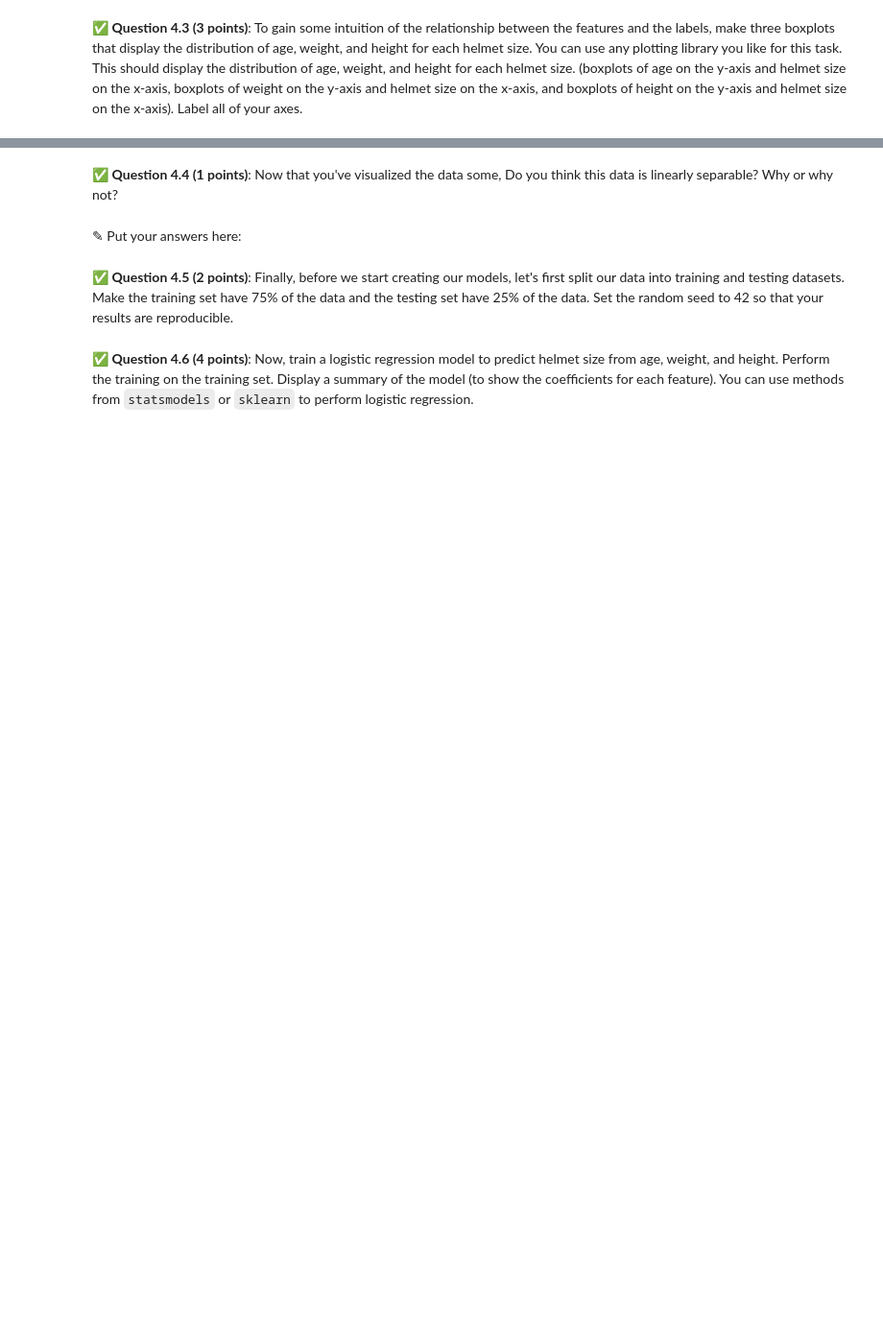
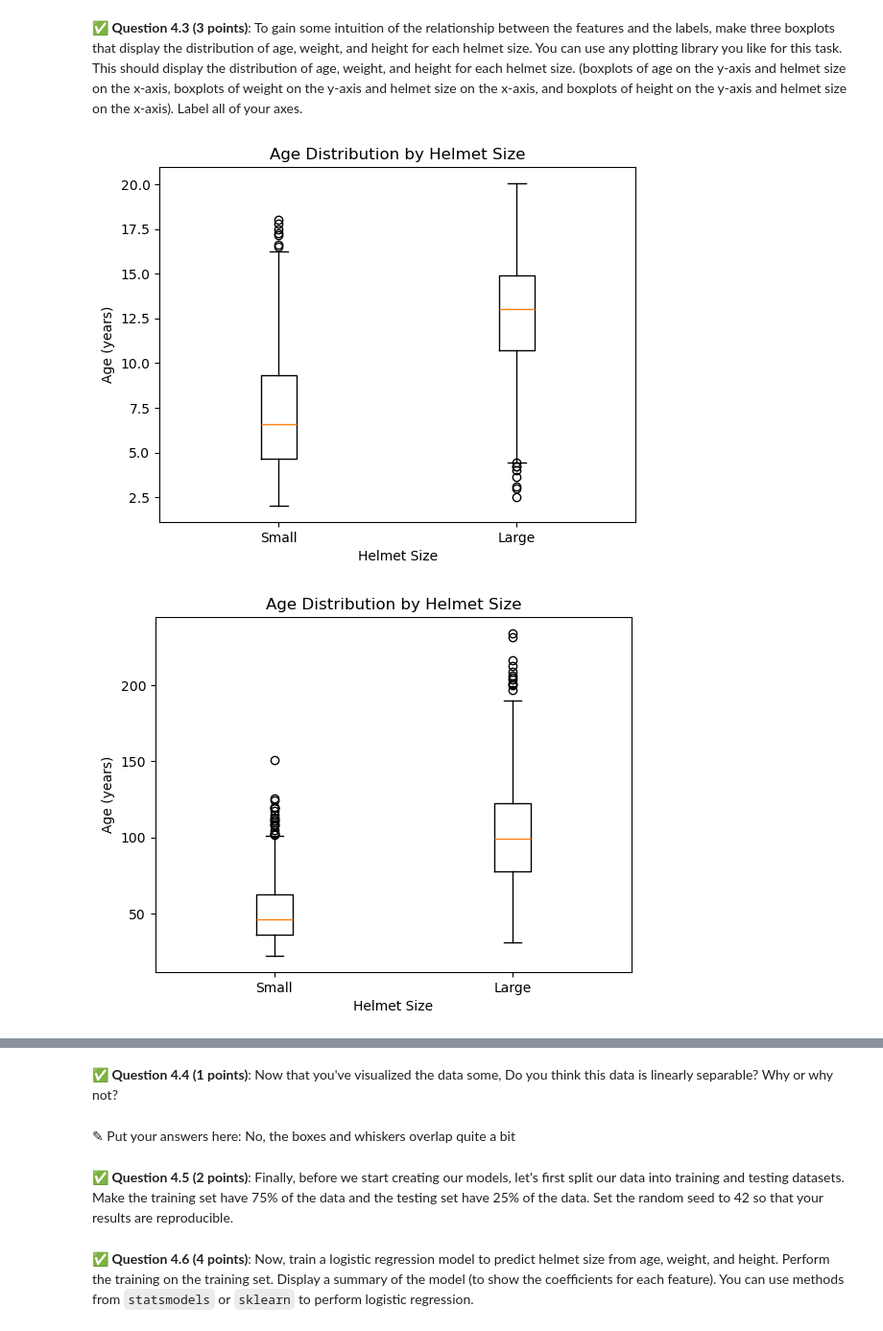
Before and after one commit to ilanberen/CMSE202-s26-turnin, a Jupyter notebook: hw-04/HW-04_RegressionClassification-STUDENT.ipynb, the cells around one changed output, grey strips where cells are left out. Shown at 96% size. Saved outputs shown, nothing was run; the diff lists cells and outputs as text; code cells hidden in the pictures; blank space fills up the shorter version.

```diff
--- a/hw-04/HW-04_RegressionClassification-STUDENT.ipynb
+++ b/hw-04/HW-04_RegressionClassification-STUDENT.ipynb
@@ -240,0 +239,5 @@ We will use classification techniques to determine which children should get the
+# %%
+# Put your code here
+import numpy as np
+anthro['helmet_size'] = np.where(anthro['head_circum_in'] >= 20.5, 'Large', 'Small')
+anthro[['head_circum_in', 'helmet_size']].head(10)
@@ -250,0 +281,22 @@ We want to prepare our data for the following classification models, with the un
+# %%
+# Put your code here
+small = anthro[anthro['helmet_size'] == 'Small']
+large = anthro[anthro['helmet_size'] == 'Large']
+plt.boxplot([small['age'], large['age']], labels=['Small', 'Large'])
+plt.xlabel('Helmet Size')
+plt.ylabel('Age (years)')
+plt.title('Age Distribution by Helmet Size')
+plt.show()
+plt.boxplot([small['weight_lb'], large['weight_lb']], labels=['Small', 'Large'])
+plt.xlabel('Helmet Size')
+plt.ylabel('Age (years)')
+plt.title('Age Distribution by Helmet Size')
+plt.show()
+plt.boxplot([small['height_ft'], large['height_ft']], labels=['Small', 'Large'])
+plt.xlabel('Helmet Size')
+plt.ylabel('Age (years)')
+plt.title('Age Distribution by Helmet Size')
+plt.show()
+# %% [output]
+[figure, added]
+[figure, added]
@@ -251,6 +304,6 @@ We want to prepare our data for the following classification models, with the un
 # %% [markdown]
 &#9989;  **Question 4.4 (1 points)**: Now that you've visualized the data some, Do you think this data is linearly separable? Why or why not?
 # %% [markdown]
-<font size=+3>&#9998;</font> Put your answers here:
+<font size=+3>&#9998;</font> Put your answers here: No, the boxes and whiskers overlap quite a bit
 # %% [markdown]
 &#9989;  **Question 4.5 (2 points)**: Finally, before we start creating our models, let's first split our data into training and testing datasets. Make the training set have 75\% of the data and the testing set have 25\% of the data. Set the random seed to 42 so that your results are reproducible.
```
Also changed, not shown: parts of 17 cells of this notebook.
